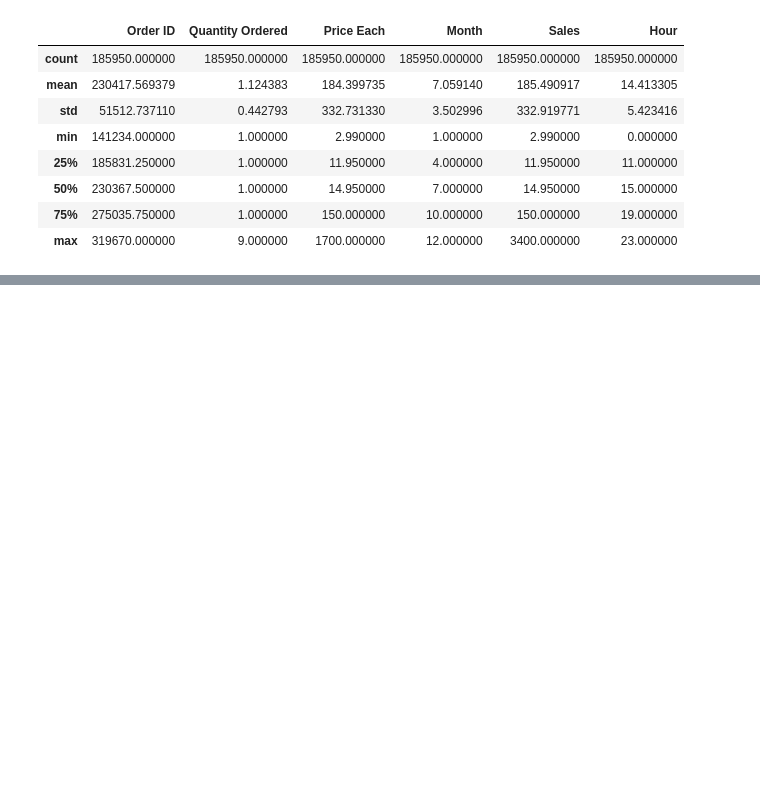
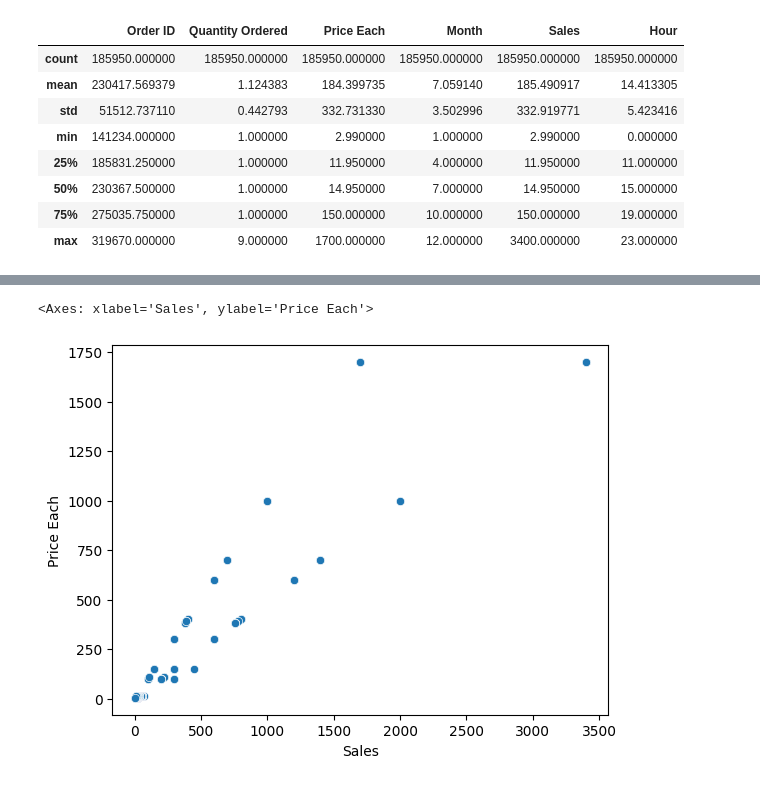
Before and after one commit to RheedWhan/Sales-Analysis, a Jupyter notebook: Sales_analysis.ipynb, the cells around one changed output, grey strips where cells are left out. Saved outputs shown, nothing was run; the diff lists cells and outputs as text; code cells hidden in the pictures; blank space fills up the shorter version.

```diff
--- a/Sales_analysis.ipynb
+++ b/Sales_analysis.ipynb
@@ -66,0 +169,5 @@ df.describe()
+# %%
+sns.scatterplot(x=df["Sales"], y=df["Price Each"], data = df)
+# %% [output]
+<Axes: xlabel='Sales', ylabel='Price Each'>
+[figure, added]
```
Also changed, not shown: parts of 13 cells of this notebook.
